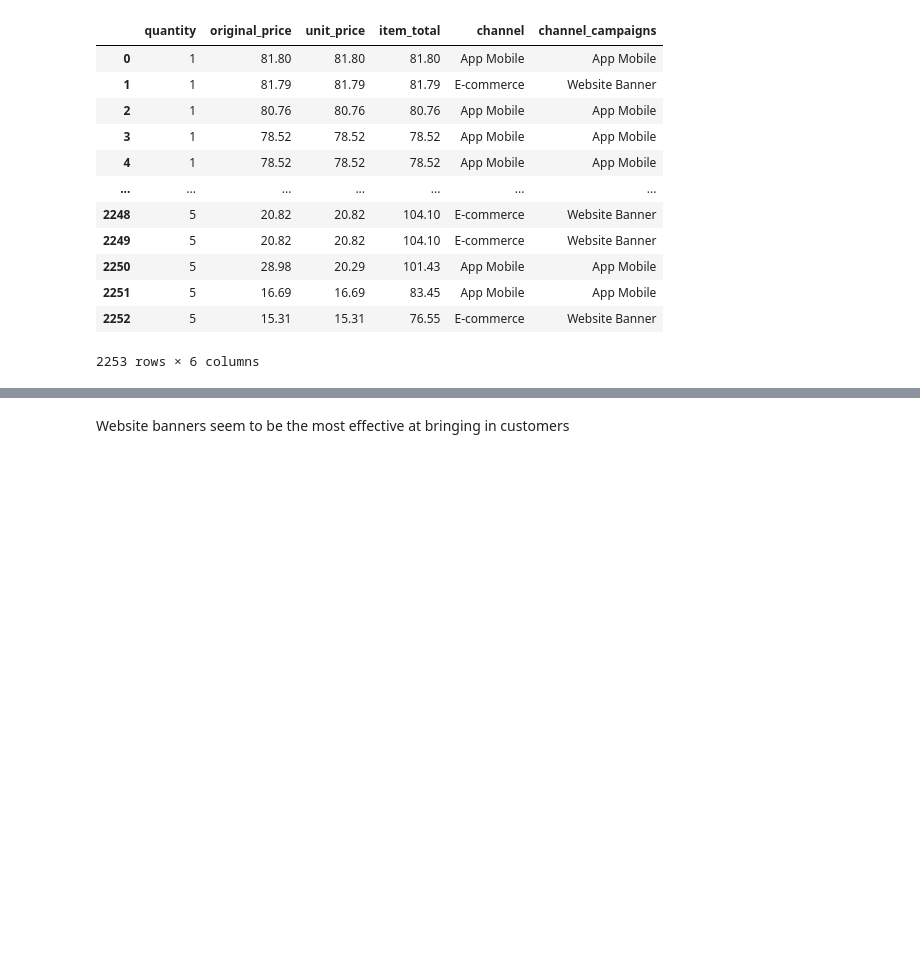
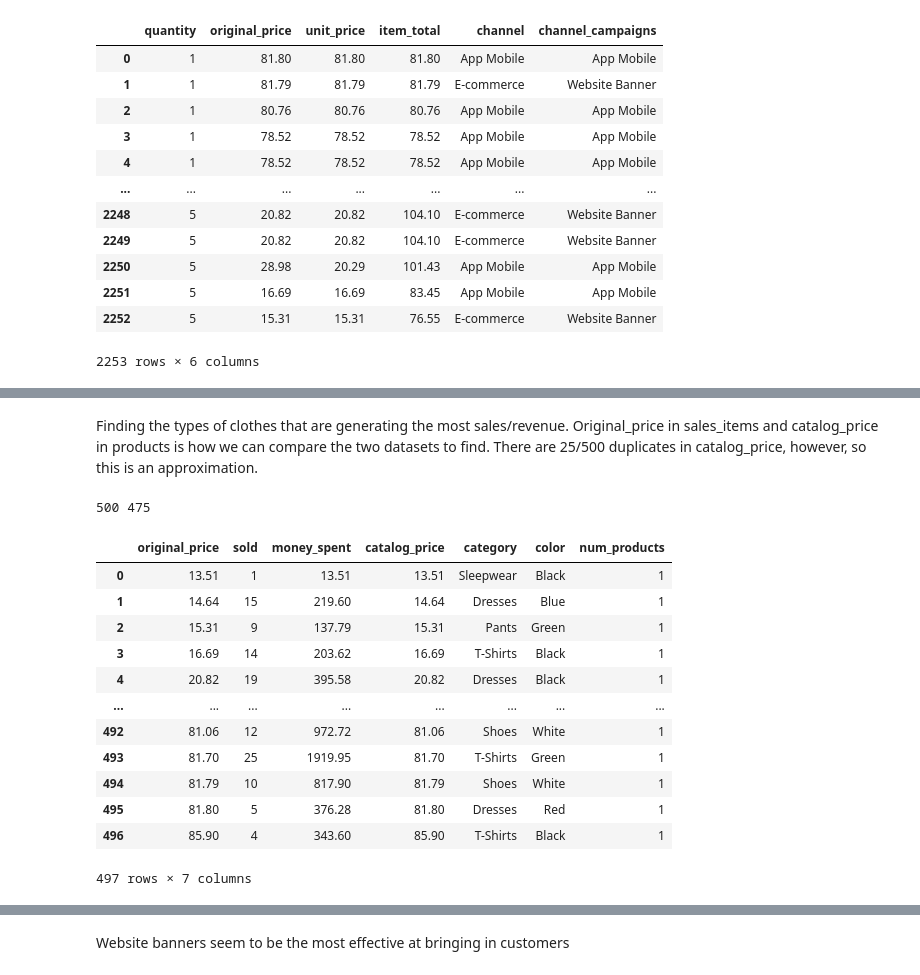
Before and after one commit to tanishasikder/Europe-Fashion, a Jupyter notebook: description.ipynb, the cells around one changed output, grey strips where cells are left out. Cells and saved outputs as stored; diff of their text form; code cells hidden in the pictures; blank space fills up the shorter version.

```diff
--- a/description.ipynb
+++ b/description.ipynb
@@ -202,0 +199,42 @@ filtered_products
+# %% [markdown]
+Finding the types of clothes that are generating the most sales/revenue. Original_price in sales_items and catalog_price in products is how we can compare the two datasets to find. There are 25/500 duplicates in catalog_price, however, so this is an approximation.
+# %%
+names = set(products['product_name'])
+prices = set(products['catalog_price'])
+
+print(len(names), len(prices))
+# %% [output]
+500 475
+# %%
+sales_sum = sales_items.groupby('original_price').agg(
+    sold = ('quantity', 'sum'),
+    money_spent =('item_total', 'sum')
+).reset_index()
+
+product_sum = products.groupby(['catalog_price', 'category', 'color']).agg(
+    num_products = ('product_id', 'count')
+).reset_index()
+
+product_compare = pd.merge(
+    sales_sum,
+    product_sum,
+    left_on='original_price',
+    right_on='catalog_price',
+    how='left'
+)
+
+product_compare
+# %% [output]
+|  | original_price | sold | money_spent | catalog_price | category | color | num_products |
+| 0 | 13.51 | 1 | 13.51 | 13.51 | Sleepwear | Black | 1 |
+| 1 | 14.64 | 15 | 219.60 | 14.64 | Dresses | Blue | 1 |
+| 2 | 15.31 | 9 | 137.79 | 15.31 | Pants | Green | 1 |
+| 3 | 16.69 | 14 | 203.62 | 16.69 | T-Shirts | Black | 1 |
+| 4 | 20.82 | 19 | 395.58 | 20.82 | Dresses | Black | 1 |
+| ... | ... | ... | ... | ... | ... | ... | ... |
+| 492 | 81.06 | 12 | 972.72 | 81.06 | Shoes | White | 1 |
+| 493 | 81.70 | 25 | 1919.95 | 81.70 | T-Shirts | Green | 1 |
+| 494 | 81.79 | 10 | 817.90 | 81.79 | Shoes | White | 1 |
+| 495 | 81.80 | 5 | 376.28 | 81.80 | Dresses | Red | 1 |
+| 496 | 85.90 | 4 | 343.60 | 85.90 | T-Shirts | Black | 1 |
+497 rows × 7 columns
```
Also changed, not shown: parts of 12 cells of this notebook.
